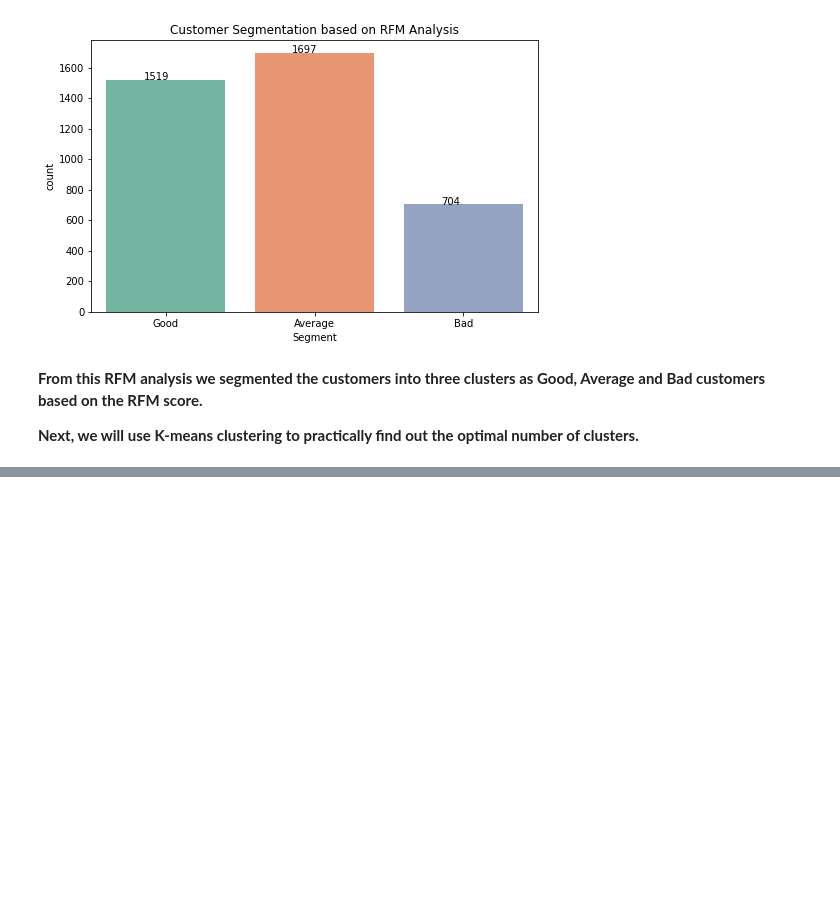
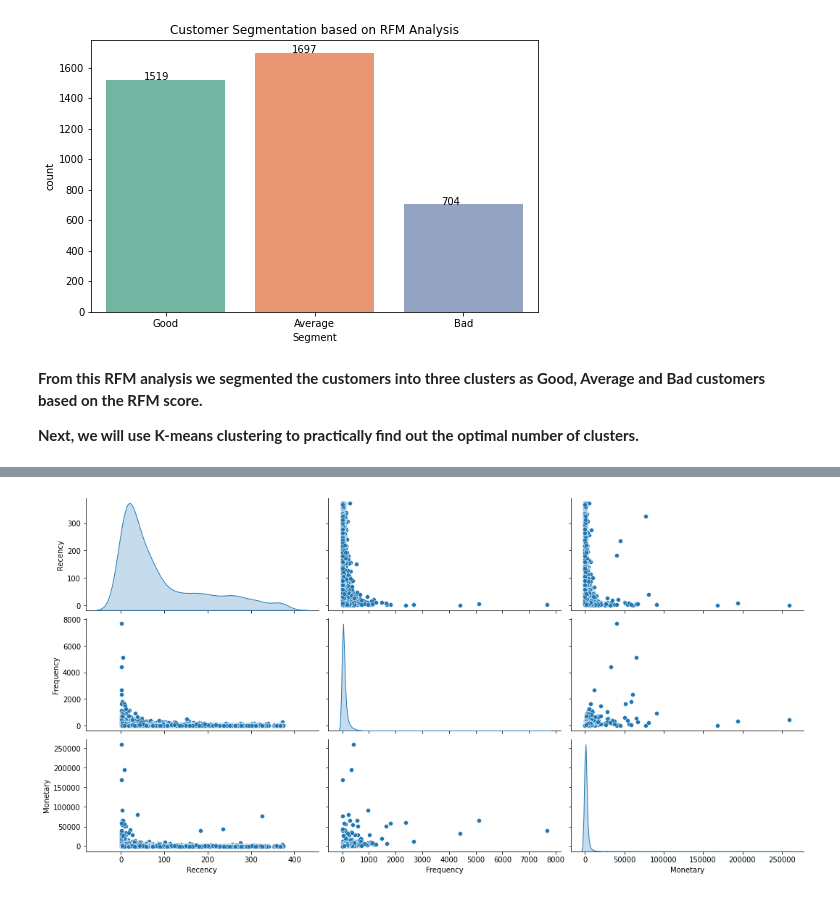
Before and after one commit to harishgawade1999/Online-Retail-Customer-Segmentation, a Jupyter notebook: Harish_Online_Retail_Customer_Segmentation_Capstone_Project.ipynb, the cells around one changed output, grey strips where cells are left out. Saved outputs shown, nothing was run; the diff lists cells and outputs as text; code cells hidden in the pictures; blank space fills up the shorter version.

```diff
--- a/Harish_Online_Retail_Customer_Segmentation_Capstone_Project.ipynb
+++ b/Harish_Online_Retail_Customer_Segmentation_Capstone_Project.ipynb
@@ -734,0 +737,3 @@ plt.show()
+# %%
+rfm_data = rfm_df[["Recency", "Frequency", "Monetary"]]
+rfm_data.head()
@@ -734,0 +748,4 @@ plt.show()
+# %%
+sns.pairplot(rfm_data, diag_kind="kde", aspect=2);
+# %% [output]
+[figure, added]
```
Also changed, not shown: parts of 16 cells of this notebook.
